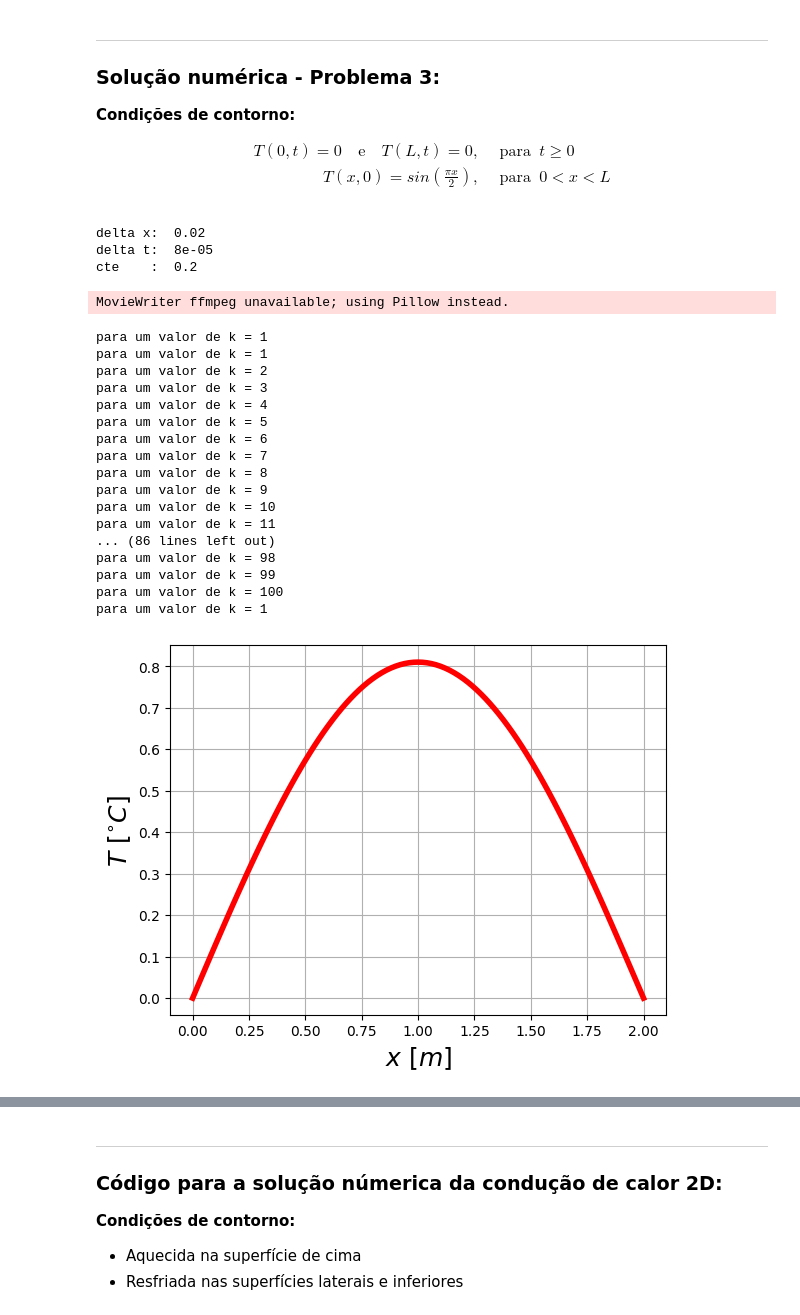
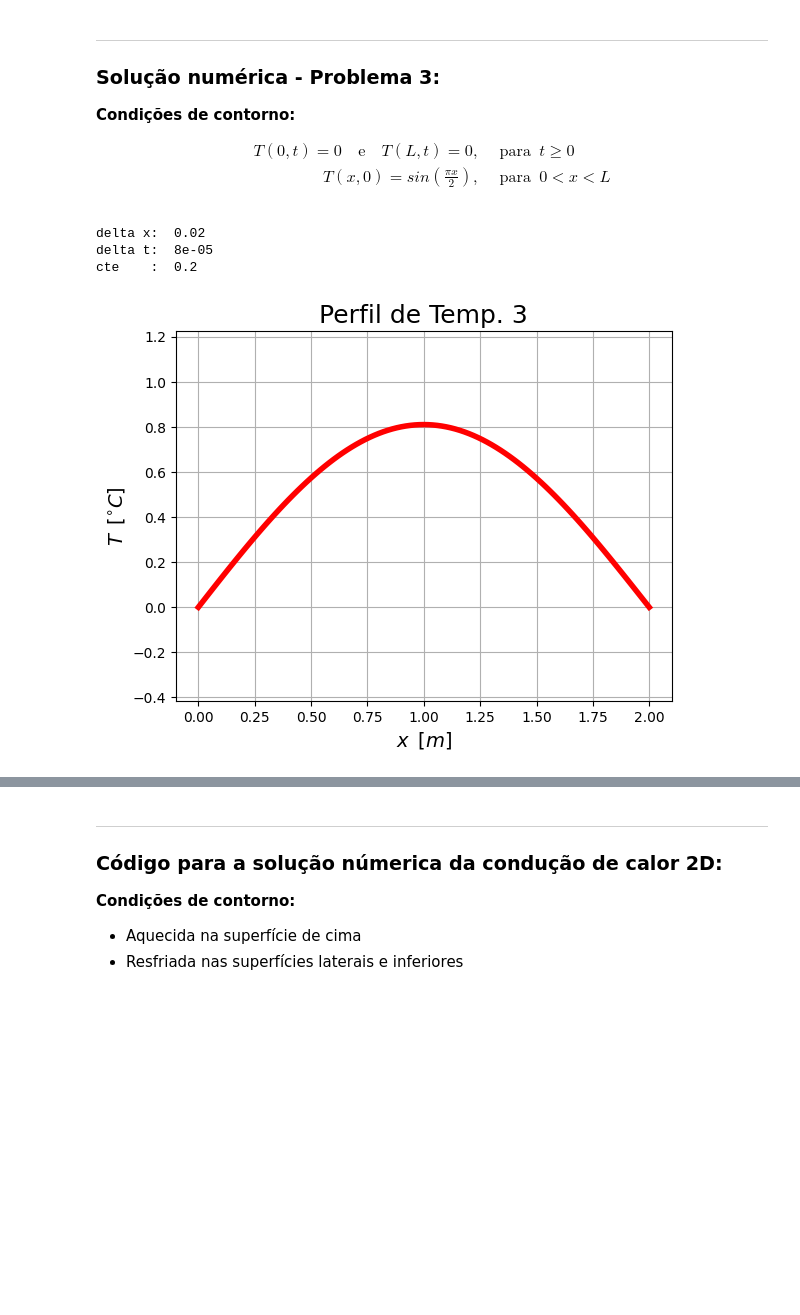
Before and after one commit to Henrique-Z/TCM-Trabalho-Final, a Jupyter notebook: trab-num.ipynb, the cells around one changed output, grey strips where cells are left out. Drawn from its saved outputs; the diff is of its cells as text; code cells hidden in the pictures; blank space fills up the shorter version.

```diff
--- a/trab-num.ipynb
+++ b/trab-num.ipynb
@@ -247,71 +261,58 @@ print("delta x: ", thr_bar.delta_x,
     "\ncte    : ", thr_bar.cte)
 
 
-# ---------------- figura:
+# ---------------------------- figura:
 fig, profile = plt.subplots()
 
-profile.set_ylabel('$T$ $[^{\circ}C]$', fontsize = 18)
-profile.set_xlabel('$x$ $[m]$', fontsize = 18)
+tfs = 18 # title fontsize
+afs = 14 #  axis fontsize
+
+profile.set_title("Perfil de Temp. 3",      fontsize = tfs)
+profile.set_ylabel('$T \; \: [^{\circ}C]$', fontsize = afs)
+profile.set_xlabel('$x \; \: [m]$',         fontsize = afs)
+
+profile.axis('equal')
 profile.grid(True)
 
 keywargs = {
     "ls"    : "-",
     "lw"    : "4",
-    "color" : "red",
+    "color" : "red"
 }
 
 save_kwargs = {
     "dpi"         : 1200,
     "format"      : "pdf",
     "bbox_inches" : "tight"
 }
 
 profile.plot(thr_bar.x_coords, thr_bar.temps, **keywargs)
 fig.savefig('perfil-de-temp-3.pdf', **save_kwargs)
 
 
-# ---------------- gif:
-frames = int(final_k / thr_bar.delta_t)
+# ---------------------------- gif:
+#frames = int(final_k / thr_bar.delta_t)
 
-gif, ax = plt.subplots()
+#gif, ax = plt.subplots()
 
-gif.suptitle('Solução numérica - Problema 3')
+#gif.suptitle('Solução numérica - Problema 3')
 
-ax.set_title('t = ')
-ax.set_ylabel('$T \; \: [^{\circ}C]$', fontsize = 18)
-ax.set_xlabel('$x \; \: [m]$', fontsize = 18)
-ax.grid(True)
+#ax.set_title('t = ')
+#ax.set_ylabel('$T \; \: [^{\circ}C]$', fontsize = 18)
+#ax.set_xlabel('$x \; \: [m]$', fontsize = 18)
 
-curve, = ax.plot(thr_bar.x_coords, thr_bar.temps, **keywargs)
+#curve, = ax.plot(thr_bar.x_coords, thr_bar.temps, **keywargs)
 
 def update(k):
     k += 1  #como a função não está definida para t = 0
-    print("para um valor de k =", k)
+    #print("para um valor de k =", k)
     thr_bar.change_temp(k)
     curve.set_data(thr_bar.x_coords, thr_bar.temps)
 
-anim = FuncAnimation(gif, update, frames = 100, interval = 100)
-anim.save('gif-3.gif')
+#anim = FuncAnimation(gif, update, frames = 100, interval = 100)
+#anim.save('gif-3.gif')
 # %% [output]
 delta x:  0.02
 delta t:  8e-05
 cte    :  0.2
-MovieWriter ffmpeg unavailable; using Pillow instead.
-para um valor de k = 1
-para um valor de k = 1
-para um valor de k = 2
-para um valor de k = 3
-para um valor de k = 4
-para um valor de k = 5
-para um valor de k = 6
-para um valor de k = 7
-para um valor de k = 8
-para um valor de k = 9
-para um valor de k = 10
-para um valor de k = 11
-... (86 lines left out)
-para um valor de k = 98
-para um valor de k = 99
-para um valor de k = 100
-para um valor de k = 1
-[figure, old version]
+[figure, new version]
```
Also changed, not shown: parts of 6 cells of this notebook, 5 other files.
